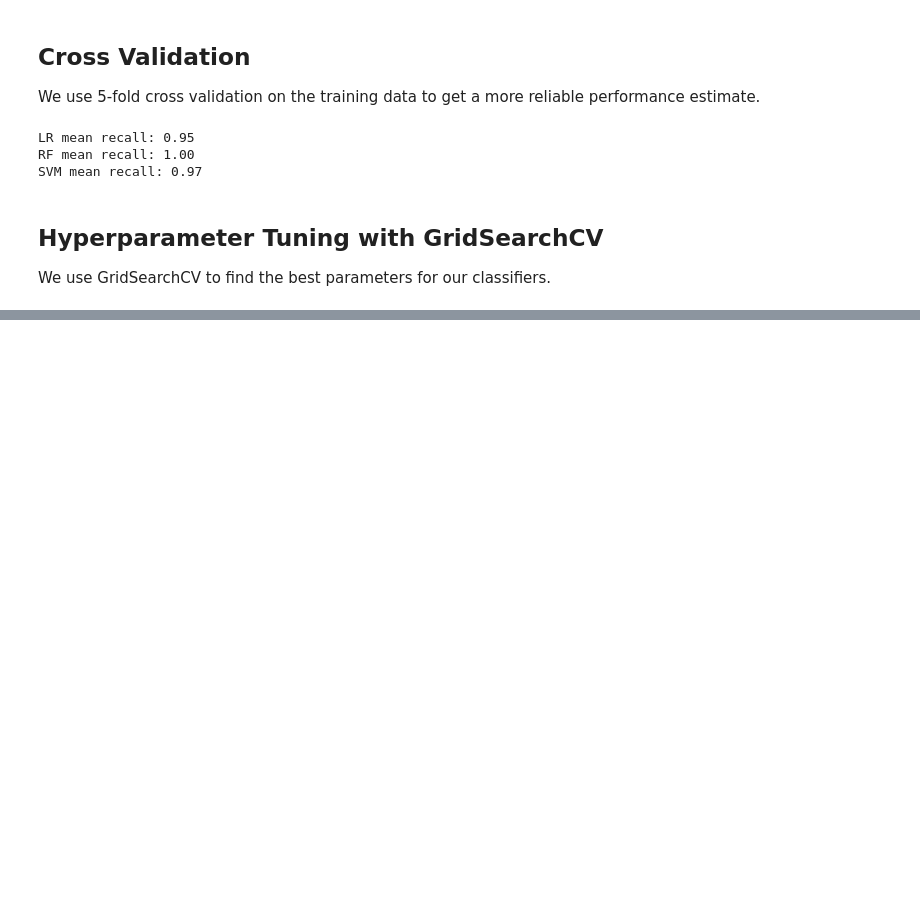
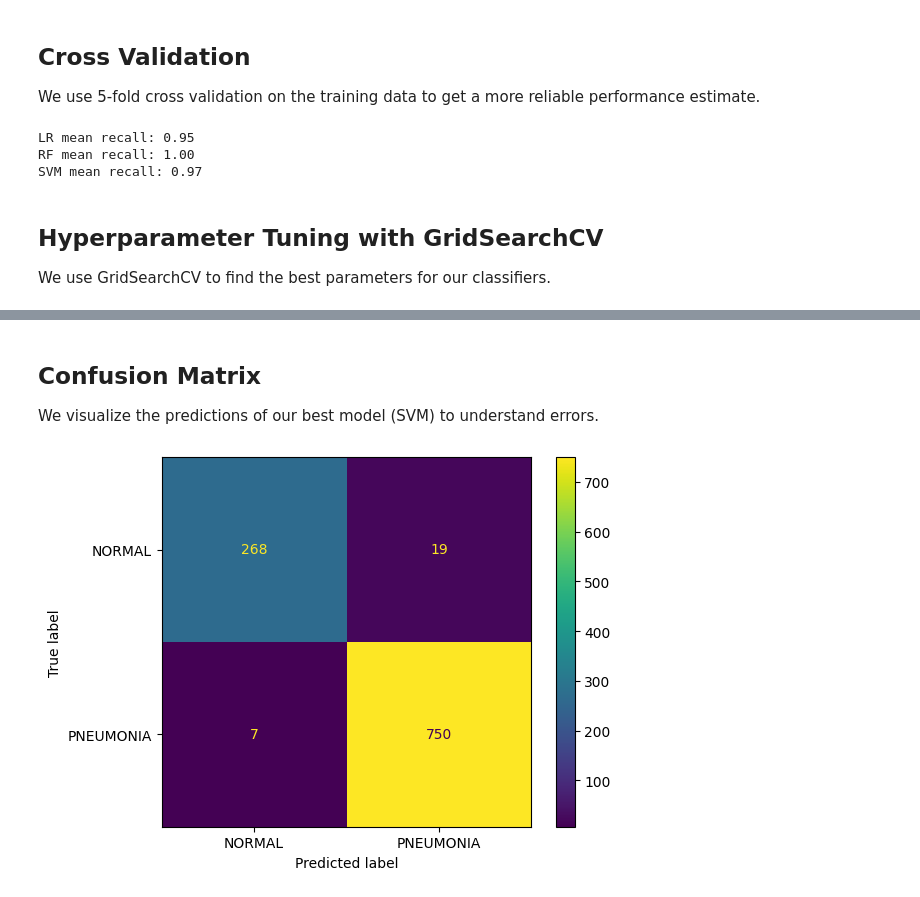
Before and after one commit to eliezaylaa/zoidberg, a Jupyter notebook: chest_Xray/zoidberg.ipynb, the cells around one changed output, grey strips where cells are left out. Saved outputs shown, nothing was run; the diff lists cells and outputs as text; code cells hidden in the pictures; blank space fills up the shorter version.

Commit message:
feat: add confusion matrix for best SVM

```diff
--- a/chest_Xray/zoidberg.ipynb
+++ b/chest_Xray/zoidberg.ipynb
@@ -315 +316,11 @@ print(classification_report(Y_val, Y_pred_best_r))
 weighted avg       0.92      0.91      0.91      1044
+# %% [markdown]
+## Confusion Matrix
+We visualize the predictions of our best model (SVM) to understand errors.
+# %%
+cm = confusion_matrix(Y_val, Y_pred_best_svm)
+disp = ConfusionMatrixDisplay(cm, display_labels=['NORMAL', 'PNEUMONIA'])
+disp.plot()
+plt.show()
+# %% [output]
+[figure, added]
```
Also changed, not shown: parts of 7 cells of this notebook.
